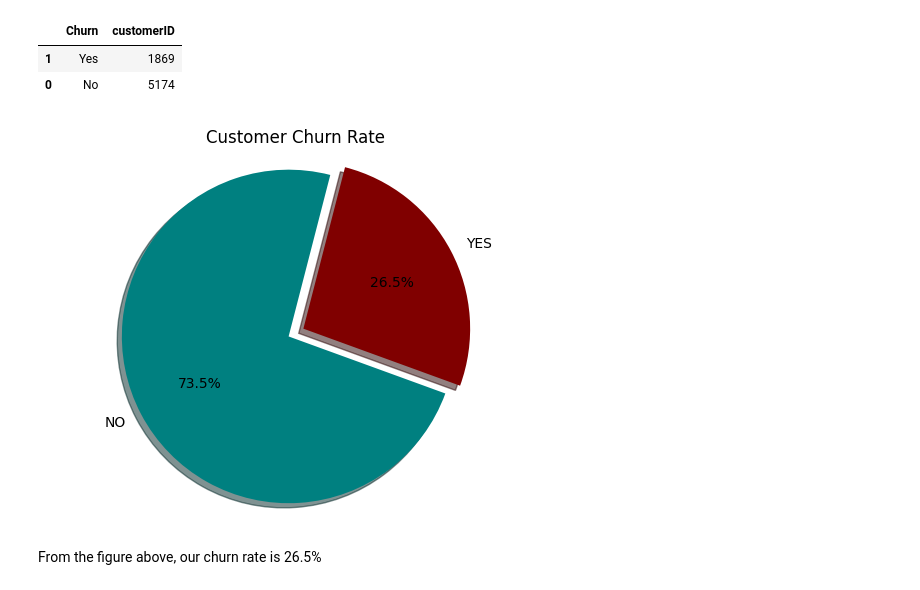
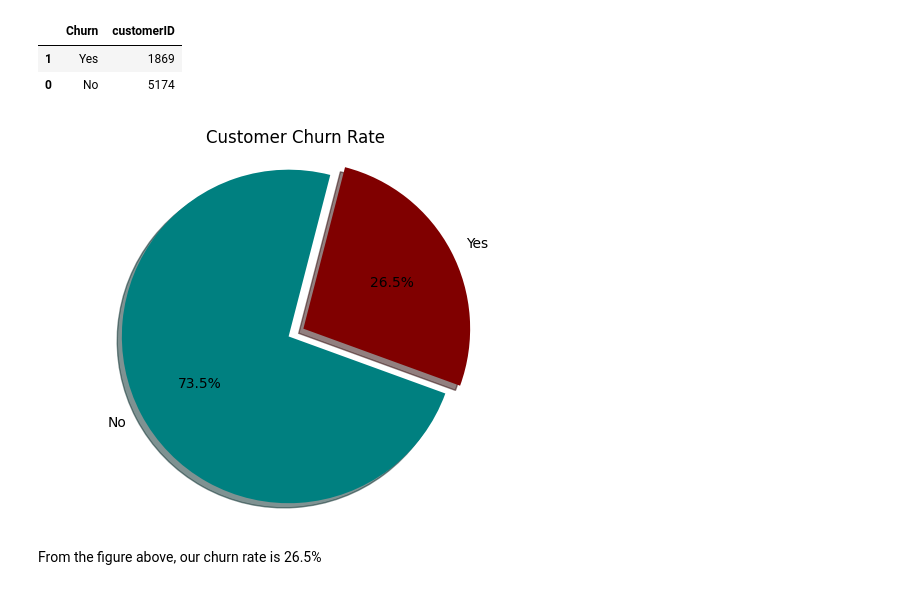
Before and after one commit to Gilbert-B/Predicting-Customer-Churn, a Jupyter notebook: Data/Predicting_Customer_Churn.ipynb, the cells around one changed output. Drawn from its saved outputs; the diff is of its cells as text; code cells hidden in the pictures.

```diff
--- a/Data/Predicting_Customer_Churn.ipynb
+++ b/Data/Predicting_Customer_Churn.ipynb
@@ -174,17 +184,15 @@ data1
 | 1 | Yes | 1869 |
 | 0 | No | 5174 |
 # %%
-
-my_data = [1869, 5174]
-my_labels = 'YES', 'NO'
-my_colors = ['maroon', 'teal']
-my_explode = (0, 0.1)
-plt.pie(my_data, labels=my_labels,autopct='%1.1f%%', startangle=-20, shadow=True, colors=my_colors, explode=my_explode)
+mydata = data1['customerID']
+mycolors = ['maroon', 'teal']
+myexplode = (0, 0.1)
+plt.pie(mydata, labels=data1['Churn'],autopct='%1.1f%%', startangle=-20, shadow=True, colors=mycolors, explode=myexplode)
 plt.title('Customer Churn Rate')
 plt.axis('equal')
 plt.show()
 # %% [output]
-[figure, old version]
+[figure, new version]
 # %% [markdown]
 From the figure above, our churn rate is 26.5%
 # %% [markdown]
```
Also changed, not shown: parts of 66 cells of this notebook.
